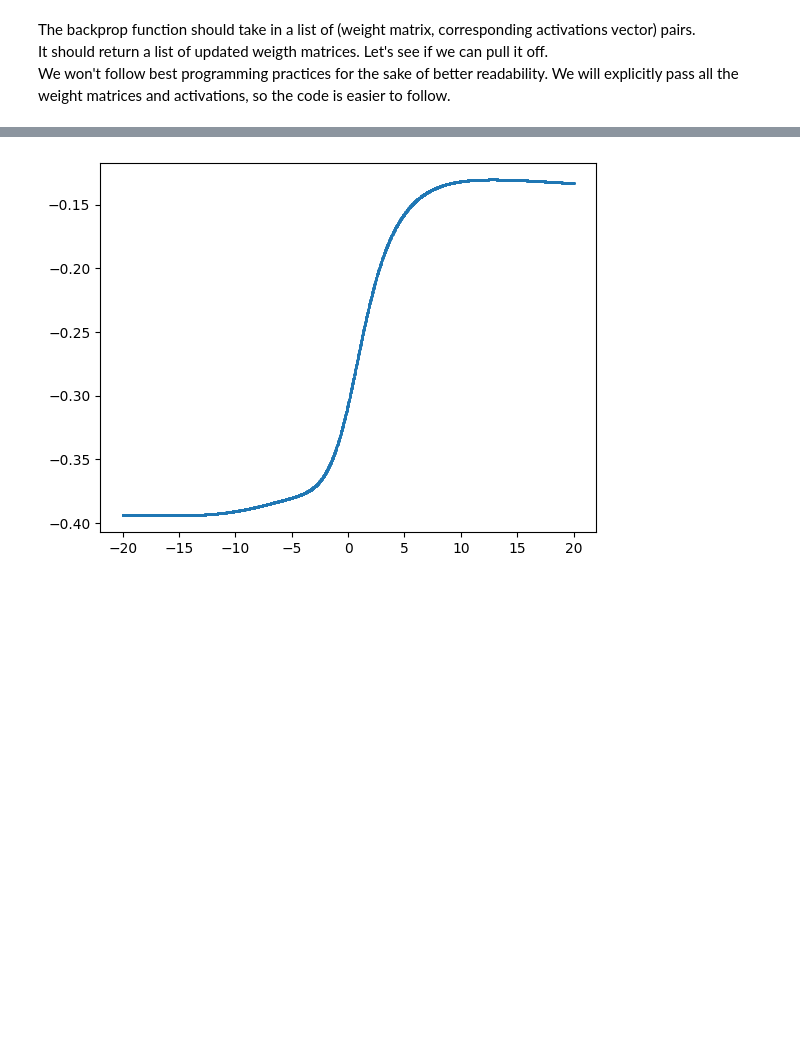
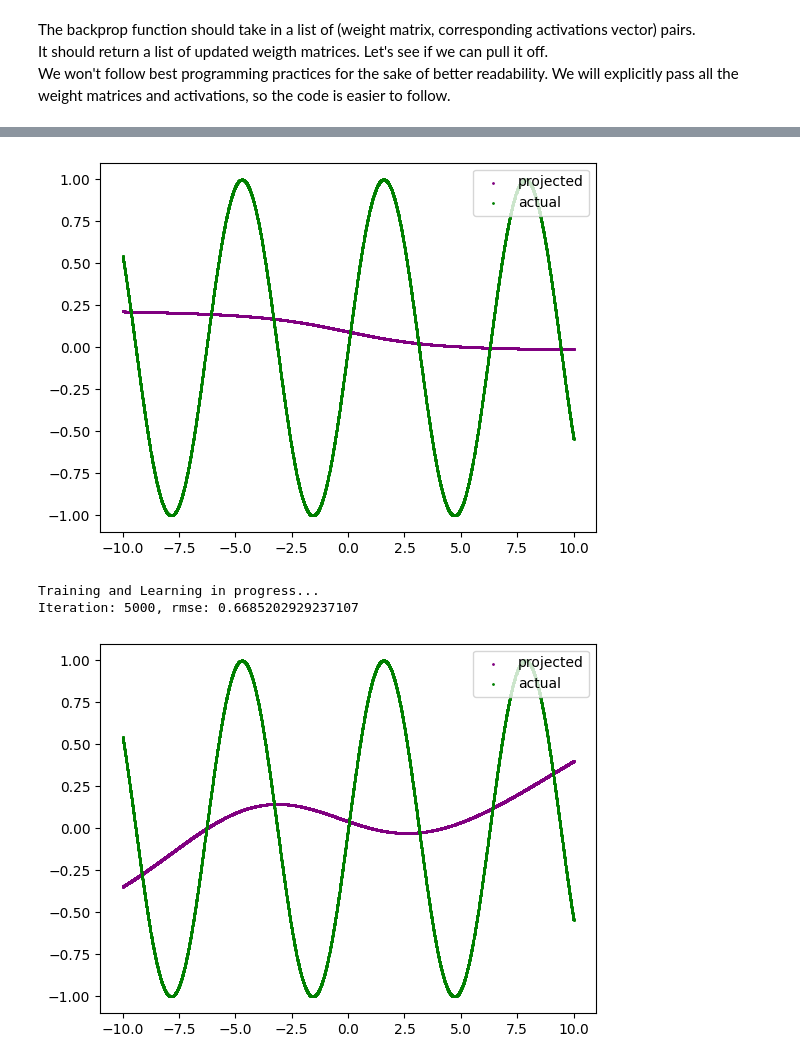
Before and after one commit to boyko11/neural-net-scratch, a Jupyter notebook: neural_net.ipynb, the cells around one changed output, grey strips where cells are left out. Saved outputs shown, nothing was run; the diff lists cells and outputs as text; code cells hidden in the pictures; blank space fills up the shorter version.

```diff
--- a/neural_net.ipynb
+++ b/neural_net.ipynb
@@ -224,6 +240,6 @@ So far we have not coded anything super fancy. It's just a bunch of dot products
 Before we go there, though, let's pick and plot a function we hope our network would learn. Let's go with sine:
 # %%
-def generate_sine_data(x_min=-20, x_max=20, num_records=5000):
+def generate_sine_data(x_min=-10, x_max=10, num_records=10000):
 
     x_vals = np.round(np.random.uniform(low=x_min, high=x_max, size=num_records), 4)
     y_vals = np.round(np.sin(x_vals), 4)
@@ -237,6 +253,7 @@ def generate_sine_data(x_min=-20, x_max=20, num_records=5000):
 x_y_sine_data = generate_sine_data()
 x_vals = x_y_sine_data[:, 0, np.newaxis]
 y_vals = x_y_sine_data[:, 1, np.newaxis]
+actual_sine_y_vals = y_vals.T
 
 import matplotlib.pyplot as plt
 plt.figure(1)
@@ -275,6 +292,9 @@ The backprop function should take in a list of (weight matrix, corresponding act
 It should return a list of updated weigth matrices. Let's see if we can pull it off.
 We won't follow best programming practices for the sake of better readability. We will explicitly pass all the weight matrices and activations, so the code is easier to follow.
 # %%
+def rmse(projected, actual):
+    return np.sqrt(np.sum(np.square(projected - actual))/num_records)
+
 def backprop(input_vector, layer_1_weight_matrix, layer_1_activations, layer_2_weight_matrix, layer_2_activations,
              output_layer_weight_matrix, output_vector, labels_vector, learning_rate=0.1):
 
@@ -288,8 +308,8 @@ def backprop(input_vector, layer_1_weight_matrix, layer_1_activations, layer_2_w
     BIG_DELTA_3 = np.dot(delta_4, layer_2_activations.T)
     # The following is Big D in NG's lecture
     OUTPUT_LAYER_GRADIENT = BIG_DELTA_3/num_records
-    print(f'OUTPUT_LAYER_GRADIENT.shape: {OUTPUT_LAYER_GRADIENT.shape}')
-    print(f'output_layer_weight_matrix.shape: {output_layer_weight_matrix.shape}')
+    # print(f'OUTPUT_LAYER_GRADIENT.shape: {OUTPUT_LAYER_GRADIENT.shape}')
+    # print(f'output_layer_weight_matrix.shape: {output_layer_weight_matrix.shape}')
 
     delta_3 = THETA_3_transpose_dot_delta_4 * g_prime_of_z_3
 
@@ -304,8 +324,8 @@ def backprop(input_vector, layer_1_weight_matrix, layer_1_activations, layer_2_w
     BIG_DELTA_2 = np.dot(delta_3, layer_1_activations.T)
     # The following is Big D in NG's lecture
     LAYER_2_GRADIENT = BIG_DELTA_2/num_records
-    print(f'LAYER_2_GRADIENT.shape: {LAYER_2_GRADIENT.shape}')
-    print(f'layer_2_weight_matrix.shape: {layer_2_weight_matrix.shape}')
+    # print(f'LAYER_2_GRADIENT.shape: {LAYER_2_GRADIENT.shape}')
+    # print(f'layer_2_weight_matrix.shape: {layer_2_weight_matrix.shape}')
 
 
     delta_2 = THETA_2_transpose_dot_delta_3 * g_prime_of_z_2
@@ -314,8 +334,8 @@ def backprop(input_vector, layer_1_weight_matrix, layer_1_activations, layer_2_w
     BIG_DELTA_1 = np.dot(delta_2, input_vector.T)
     # The following is Big D in NG's lecture
     LAYER_1_GRADIENT = BIG_DELTA_1/num_records
-    print(f'LAYER_1_GRADIENT.shape: {LAYER_1_GRADIENT.shape}')
-    print(f'layer_1_weight_matrix.shape: {layer_1_weight_matrix.shape}')
+    # print(f'LAYER_1_GRADIENT.shape: {LAYER_1_GRADIENT.shape}')
+    # print(f'layer_1_weight_matrix.shape: {layer_1_weight_matrix.shape}')
 
     # Update weigts
     layer_1_weight_matrix -= learning_rate * LAYER_1_GRADIENT
@@ -324,26 +344,57 @@ def backprop(input_vector, layer_1_weight_matrix, layer_1_activations, layer_2_w
 
     return layer_1_weight_matrix, layer_2_weight_matrix, output_layer_weight_matrix
 
+# Let's regenerate the data
+
+x_y_sine_data = generate_sine_data(x_min=-10, x_max=10, num_records=10000)
+x_vals = x_y_sine_data[:, 0, np.newaxis]
+y_vals = x_y_sine_data[:, 1, np.newaxis]
+sine_x_vals = x_vals.T
+
 num_records = sine_x_vals.shape[1]
 sine_x_vals_plus_bias = np.vstack([np.ones(num_records), sine_x_vals])
 actual_sine_y_vals = y_vals.T
 
-se_before_backprop = np.sum(np.square(sine_y_vals_projected - actual_sine_y_vals))
-print(f'se_before_backprop: {se_before_backprop}')
-
-hidden_layer_1_weight_matrix, hidden_layer_2_weight_matrix, output_layer_weight_matrix = \
-backprop(sine_x_vals_plus_bias, hidden_layer_1_weight_matrix, layer_1_activations,
-                                       hidden_layer_2_weight_matrix, layer_2_activations, output_layer_weight_matrix,
-                                       sine_y_vals_projected, actual_sine_y_vals, learning_rate=0.1)
-
 layer_1_activations, layer_2_activations, sine_y_vals_projected = forward_prop(sine_x_vals, hidden_layer_1_weight_matrix, hidden_layer_2_weight_matrix,
                  output_layer_weight_matrix)
 
-se_after_backprop = np.sum(np.square(sine_y_vals_projected - actual_sine_y_vals))
-print(f'se_after_backprop: {se_after_backprop}')
+rmse_before_backprop = rmse(sine_y_vals_projected, actual_sine_y_vals)
+print(f'rmse before backprop: {rmse_before_backprop}')
+
+learning_rate=.55
+figure_counter = 3
+
+# this will run for a while
+#num_iters = 300001
+
+# just for illustration purposes we'd just run 25000 iters
+# video with the progression of the function being learned throughout the full 300000 iters is attached at the end
+num_iters = 25001
+
+print("Training and Learning in progress...")
+for i in range(num_iters):
+    hidden_layer_1_weight_matrix, hidden_layer_2_weight_matrix, output_layer_weight_matrix = \
+    backprop(sine_x_vals_plus_bias, hidden_layer_1_weight_matrix, layer_1_activations,
+                                           hidden_layer_2_weight_matrix, layer_2_activations, output_layer_weight_matrix,
+                                           sine_y_vals_projected, actual_sine_y_vals, learning_rate=learning_rate)
+
+    layer_1_activations, layer_2_activations, sine_y_vals_projected = forward_prop(sine_x_vals, hidden_layer_1_weight_matrix, hidden_layer_2_weight_matrix,
+                     output_layer_weight_matrix)
+
+    this_rmse = rmse(sine_y_vals_projected, actual_sine_y_vals)
+
+    if i%5000 == 0:
+        print(f'Iteration: {i}, rmse: {this_rmse}')
+        plt.figure(figure_counter)
+        figure_counter += 1
+        plt.scatter(x_vals, sine_y_vals_projected, s=1, c='purple', label='projected')
+        plt.scatter(x_vals, y_vals, s=1, c='green', label='actual')
+        plt.legend(loc='upper right')
+        plt.savefig('images/' + str(figure_counter) + '.png')
+        plt.show()
+        print("Training and Learning in progress...")
 
 
-plt.figure(3)
-plt.scatter(x_vals, sine_y_vals_projected, s=1)
-plt.show()
+print()
+print("Done!")
 # %% [output]
@@ -358 +404,4 @@ se_after_backprop: 2858.3773047481736
-[figure, old version]
+[figure, new version]
+Training and Learning in progress...
+Iteration: 5000, rmse: 0.6685202929237107
+[figure, added]
```
Also changed, not shown: parts of 12 cells of this notebook, 3 other files.
